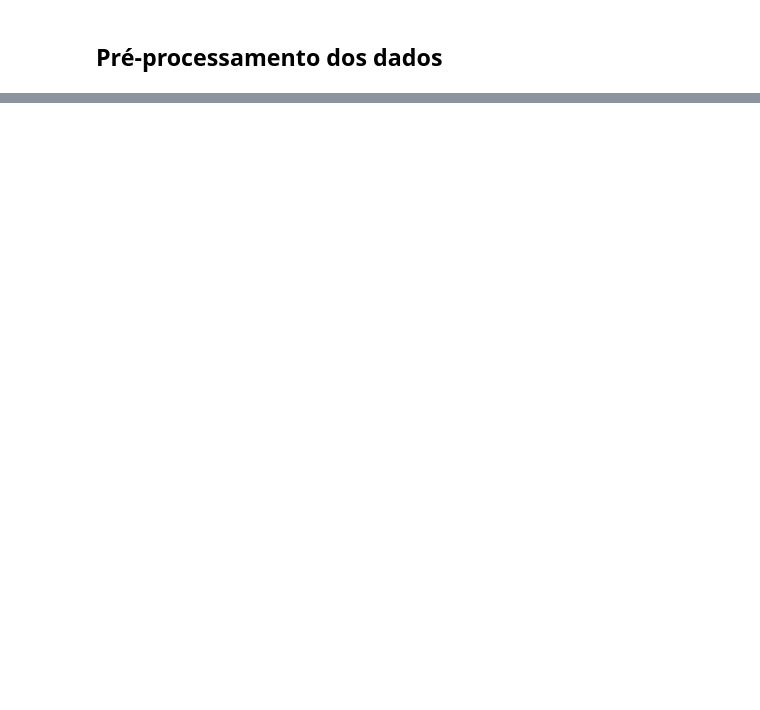
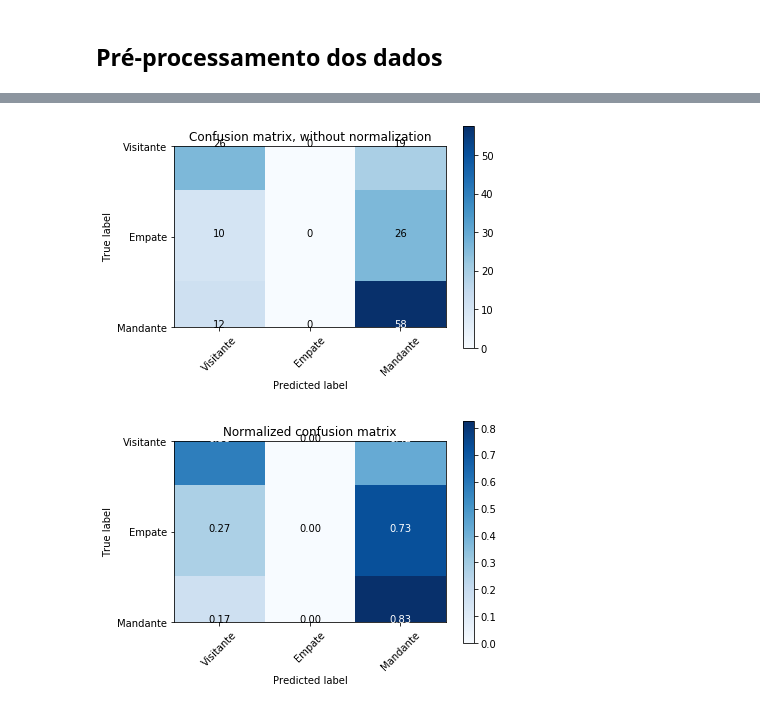
Before and after one commit to andrews371/TCC_windows, a Jupyter notebook: base de dados e códigos/JUPYTER NOTEBOOK/Visualização dos resultados.ipynb, the cells around one changed output, grey strips where cells are left out. Cells and saved outputs as stored; diff of their text form; code cells hidden in the pictures; blank space fills up the shorter version.

Commit message:
melhoria da visualização de dados do jupyter notebook

```diff
--- a/base de dados e códigos/JUPYTER NOTEBOOK/Visualização dos resultados.ipynb
+++ b/base de dados e códigos/JUPYTER NOTEBOOK/Visualização dos resultados.ipynb
@@ -27,6 +86,8 @@ base = pd.read_csv('dados_meio_tempo_com_odds.csv').drop(['Unnamed: 0'], axis=1)
 previsores = base.iloc[:, 0:35].values
 classe = base.iloc[:, 35].values
 
+classes_alvo = ['Visitante', 'Empate', 'Mandante']
+
 # apenas para visualizar em forma de dataframe
 classe_df = pd.DataFrame(classe)
 previsores_df = pd.DataFrame(previsores)
@@ -114,3 +163,8 @@ print(odds.acuracia().mean())
+# %%
+plotConfusionMatrix(odds.matrizConfusao(), classes_alvo)
+# %% [output]
+[figure, added]
+[figure, added]
 # %%
 # chamando método para fazer treinamento e classificação com trinta testes
 # e validação cruzada usando StratifiedKFold
```
Also changed, not shown: parts of 11 cells of this notebook, 4 other files.
